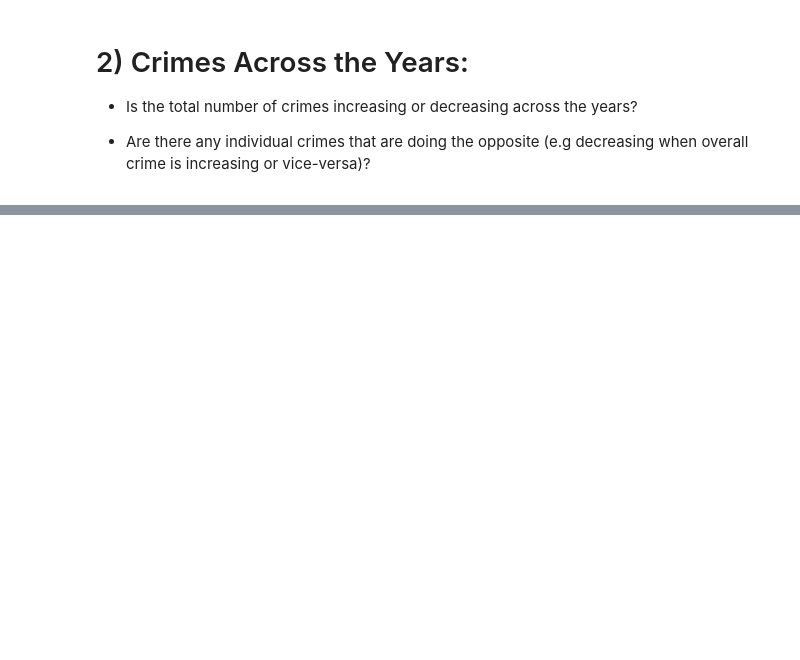
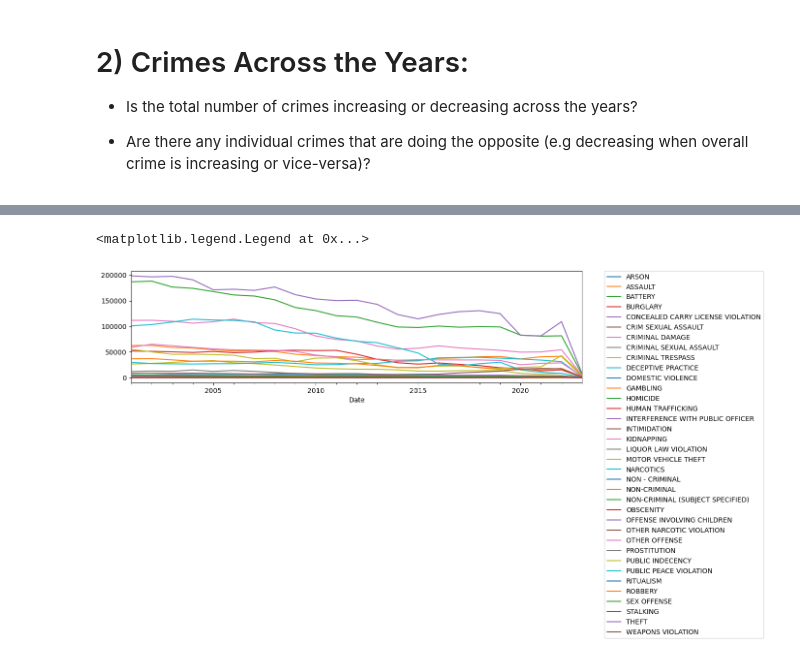
Before and after one commit to MentalTorque/Chicago-Crime-Data, a Jupyter notebook: Chicago_Crime_Data_Analysis.ipynb, the cells around one changed output, grey strips where cells are left out. Saved outputs shown, nothing was run; the diff lists cells and outputs as text; code cells hidden in the pictures; blank space fills up the shorter version.

```diff
--- a/Chicago_Crime_Data_Analysis.ipynb
+++ b/Chicago_Crime_Data_Analysis.ipynb
@@ -239,0 +602,3 @@ NameError: name 'district_df' is not defined
+# %%
+indiv_crimes = chrono_df.groupby('Primary Type').resample('Y').count()
+indiv_crimes
@@ -239,0 +620,5 @@ NameError: name 'district_df' is not defined
+# %%
+crimes_df = indiv_crimes.drop(columns=['ID', 'Description','Location Description', 'Arrest', 'Domestic', 'Beat', 'District', 'Ward', 'Latitude', 'Longitude'])
+crimes_unstacked = crimes_df.unstack(level=0)
+crimes_unstacked.name = "Crimes over Time"
+crimes_unstacked
@@ -239,0 +645,6 @@ NameError: name 'district_df' is not defined
+# %%
+ax = crimes_unstacked['Primary Type'].plot()
+plt.legend(bbox_to_anchor=(1.05, 1), loc='upper left', borderaxespad=0)
+# %% [output]
+<matplotlib.legend.Legend at 0x...>
+[figure, added]
```
Also changed, not shown: parts of 46 cells of this notebook, 1 other file.
